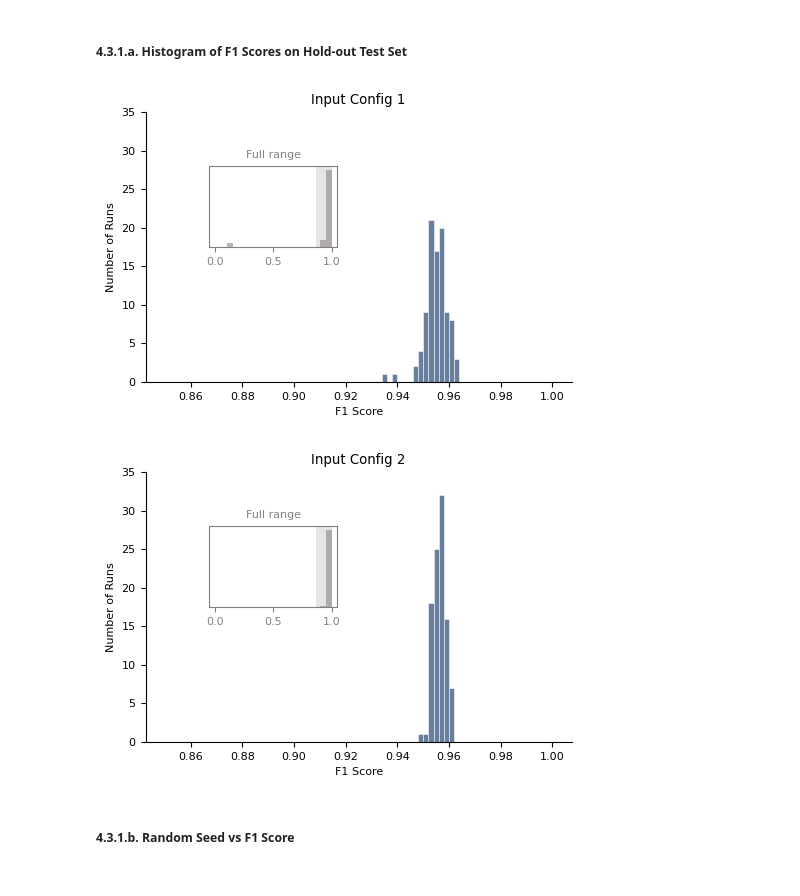
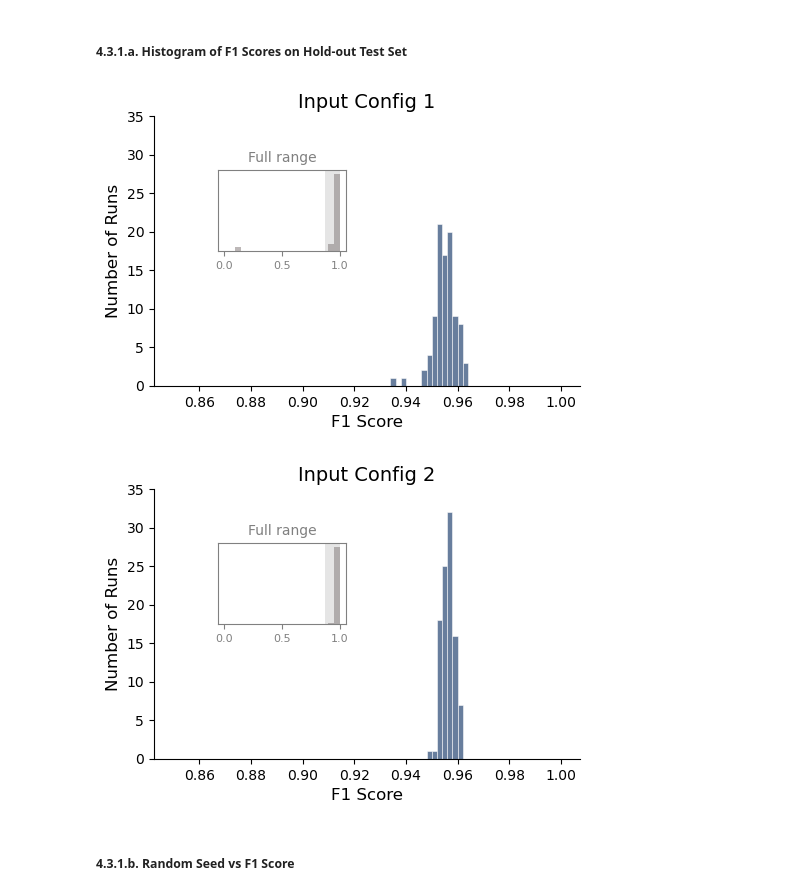
Before and after one commit to ashrafrauf/arrhythmia-vision-classifier, a Jupyter notebook: analysis/notebook/2_analysis_results.ipynb, the cells around one changed output. Drawn from its saved outputs; the diff is of its cells as text; code cells hidden in the pictures.

```diff
--- a/analysis/notebook/2_analysis_results.ipynb
+++ b/analysis/notebook/2_analysis_results.ipynb
@@ -165,6 +171,12 @@ optimised_df_overall = analysis_df.query(
 optimised_df_overall['model_type'] = 'Fully Optimised Model'
 
 overall_df = pd.concat([base_df_overall, tf_df_overall, optimised_df_overall], ignore_index=True)
+# %%
+model_arch_list = ['mobilenetv3small', 'mobilenetv3large', 'resnet18', 'resnet50', 'efficientnetb0', 'efficientnetb3', 'convnexttiny', 'convnextbase']
+model_arch_name = ['MobileNetV3-small', 'MobileNetV3-large', 'ResNet-18', 'ResNet-50', 'EfficientNet-B0', 'EfficientNet-B3', 'ConvNeXt-tiny', 'ConvNeXt-base']
+arch_name_dict = {arch:name for arch, name in zip(model_arch_list, model_arch_name)}
+
+overall_df['model_arch_label'] = overall_df['model_arch'].apply(lambda x: arch_name_dict[x])
 # %%
 final_f1_sort = overall_df[overall_df['model_type'] == 'Fully Optimised Model'].sort_values('f1_score', ascending=True).model_arch.tolist()
 
@@ -328,7 +365,7 @@ def plot_confusion_matrix(
 
     # Create the heatmap
     sns.heatmap(conf_mat, annot=labels, fmt='', cmap='Blues', cbar=False, ax=display_ax,
-                xticklabels=class_labels, yticklabels=class_labels)
+                xticklabels=class_labels, yticklabels=class_labels, annot_kws={"fontsize":11})
 
     return None
 
@@ -345,7 +382,8 @@ plot_num = 1
 for arch in model_arch_list_big:
     axes = fig.add_subplot(1, 4, plot_num)
     get_model_confusion_matrix(final_results_dir, arch, 'config1_adj', l1_rhythm_encoder, display_ax=axes)
-    axes.set_title(arch)
+    axes.set_title(arch_name_dict[arch], fontsize=12, fontweight='heavy')
+    axes.tick_params(labelsize=11)
     plot_num += 1
 fig.supylabel("True Labels", x=0.1, fontweight='heavy')
 fig.supxlabel("Predicted Labels", fontweight='heavy')
@@ -357,8 +395,8 @@ plot_num = 1
 for arch in model_arch_list_small:
     axes = fig.add_subplot(1, 4, plot_num)
     get_model_confusion_matrix(final_results_dir, arch, 'config1_adj', l1_rhythm_encoder, display_ax=axes)
-    axes.set_title(arch)
-
+    axes.set_title(arch_name_dict[arch], fontsize=12, fontweight='heavy')
+    axes.tick_params(labelsize=11)
     plot_num += 1
 fig.supylabel("True Labels", x=0.1, fontweight='heavy')
 fig.supxlabel("Predicted Labels", fontweight='heavy')
@@ -548,7 +610,7 @@ for arch in model_arch_list:
     n_trials = len(study.trials)
 
     # Format the title string
-    title = f'{arch} (n = {n_trials} trials)'
+    title = f'{arch_name_dict[arch]} (n = {n_trials} trials)'
     subplot_titles.append(title)
 
 fig = make_subplots(rows=2, cols=4, subplot_titles=subplot_titles, horizontal_spacing=0.08, vertical_spacing=0.1)
@@ -566,7 +628,7 @@ fig.update_layout(
     showlegend=False,
     font=dict(
         family="Roboto",
-        size=11,
+        size=13,
         color="black"
     ),
     xaxis=dict(title_font=dict(size=10), tickfont=dict(size=10)),
@@ -574,7 +636,7 @@ fig.update_layout(
 )
 
 for annotation in fig.layout.annotations:
-    annotation['font']['size'] = 14
+    annotation['font']['size'] = 15
 
 fig.show()
 # %% [output]
@@ -747,35 +816,36 @@ agg_df['upper_1std'] = (agg_df['mean_f1'] + agg_df['std_f1']).clip(upper=1)
 # %%
 filtered_df = consol_metrics_df.query(
     "dataset_type == 'test' and metric_name == 'f1' and label_name == 'macro_avg' and dataset_config in ['config1_adj', 'config2_adj']"
 ).reset_index(drop=True).copy()
 
 for i, (config_name, sub_df) in enumerate(filtered_df.groupby('dataset_config')):
     fig, ax = plt.subplots(figsize=(5.5, 3.5))
     sns.histplot(sub_df, x='results', bins=75, binrange=(0.85, 1.0), stat='count', color="#36537C", edgecolor='white', ax=ax)
-    ax.set_title(f'Input Config {i+1}')
+    ax.set_title(f'Input Config {i+1}', fontsize=14)
     ax.set_ylim(0,35)
-    ax.set_ylabel('Number of Runs')
-    ax.set_xlabel('F1 Score')
+    ax.set_ylabel('Number of Runs', fontsize=12)
+    ax.set_xlabel('F1 Score', fontsize=12)
+    ax.tick_params(labelsize=10)
     ax.spines['right'].set_visible(False)
     ax.spines['top'].set_visible(False)
 
     # Insert inset plot.
     ax_inset = ax.inset_axes([0.15, 0.5, 0.3, 0.3])
     sns.histplot(data=sub_df, x="results", bins=20, binrange=(0, 1), ax=ax_inset, color="#A7A0A0", edgecolor=None)
     ax_inset.axvspan(0.87, 1.0, color="gray", alpha=0.2, lw=0)
     ax_inset.set_xticks([0, 0.5, 1.0])
     ax_inset.tick_params(axis='x', colors='gray')
     ax_inset.set_yticks([])
-    ax_inset.set_title("Full range", fontsize=8, color='gray')
+    ax_inset.set_title("Full range", fontsize=10, color='gray')
     ax_inset.set_xlabel("")
     ax_inset.set_ylabel("")
     for spine in ax_inset.spines.values():
         spine.set_edgecolor("gray")
 
     plt.show()
 # %% [output]
-[figure, old version]
+[figure, new version]
-[figure, old version]
+[figure, new version]
 # %% [markdown]
 ##### **4.3.1.b.** Random Seed vs F1 Score
 # %%
```
Also changed, not shown: parts of 16 cells of this notebook.
